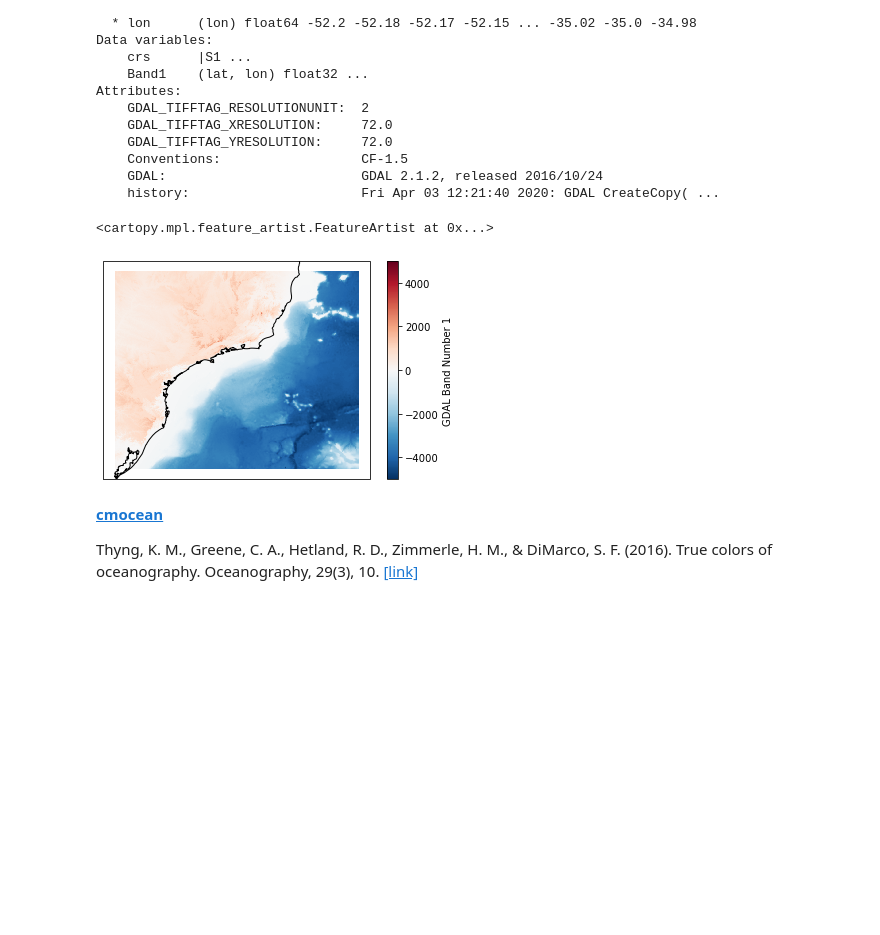
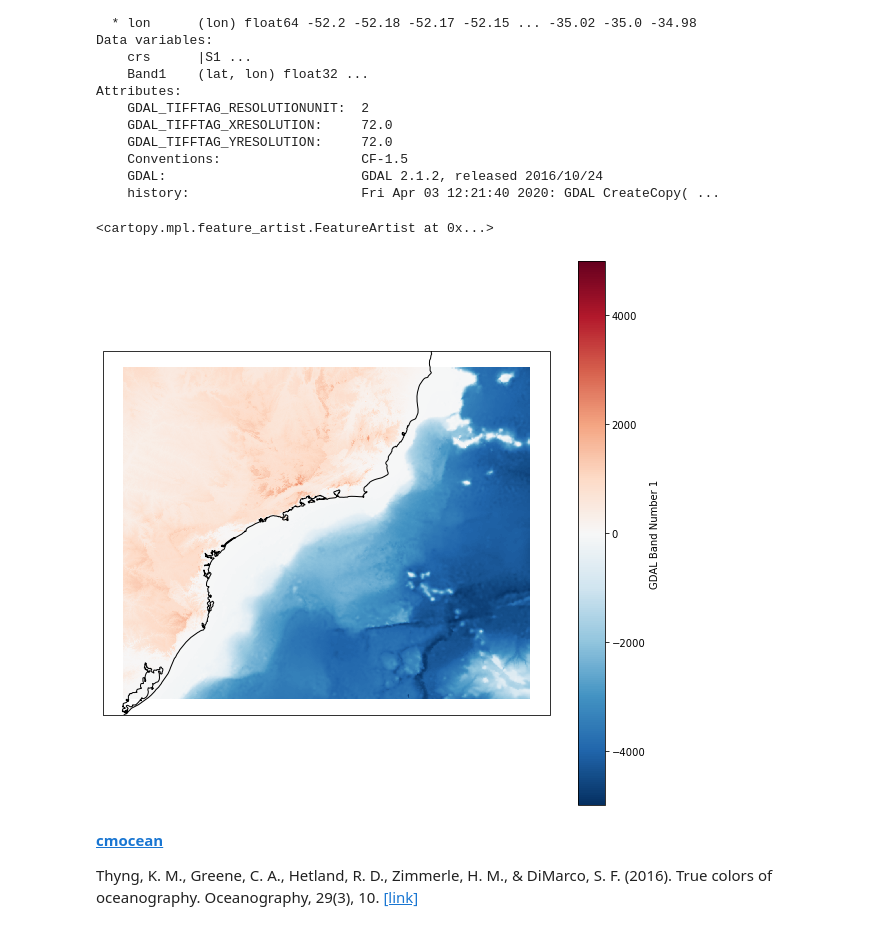
Before and after one commit to nilodna/python-basico, a Jupyter notebook: material_aula/lecture08.ipynb, the cells around one changed output. Drawn from its saved outputs; the diff is of its cells as text; code cells hidden in the pictures; blank space fills up the shorter version.

```diff
--- a/material_aula/lecture08.ipynb
+++ b/material_aula/lecture08.ipynb
@@ -147,13 +167,14 @@ Attributes:
     GDAL:                         GDAL 2.1.2, released 2016/10/24
     history:                      Fri Apr 03 12:21:40 2020: GDAL CreateCopy( ...
 # %%
-fig,ax = plt.subplots(subplot_kw={'projection': ccrs.PlateCarree()})
+fig,ax = plt.subplots(figsize=(10,10),
+                      subplot_kw={'projection': ccrs.PlateCarree()})
 _= ds['Band1'].plot.pcolormesh(ax=ax)
 
 ax.coastlines('10m')
 # %% [output]
 <cartopy.mpl.feature_artist.FeatureArtist at 0x...>
-[figure, old version]
+[figure, new version]
 # %% [markdown]
 **[cmocean](https://matplotlib.org/cmocean/)**
 
```
Also changed, not shown: parts of 20 cells of this notebook.
